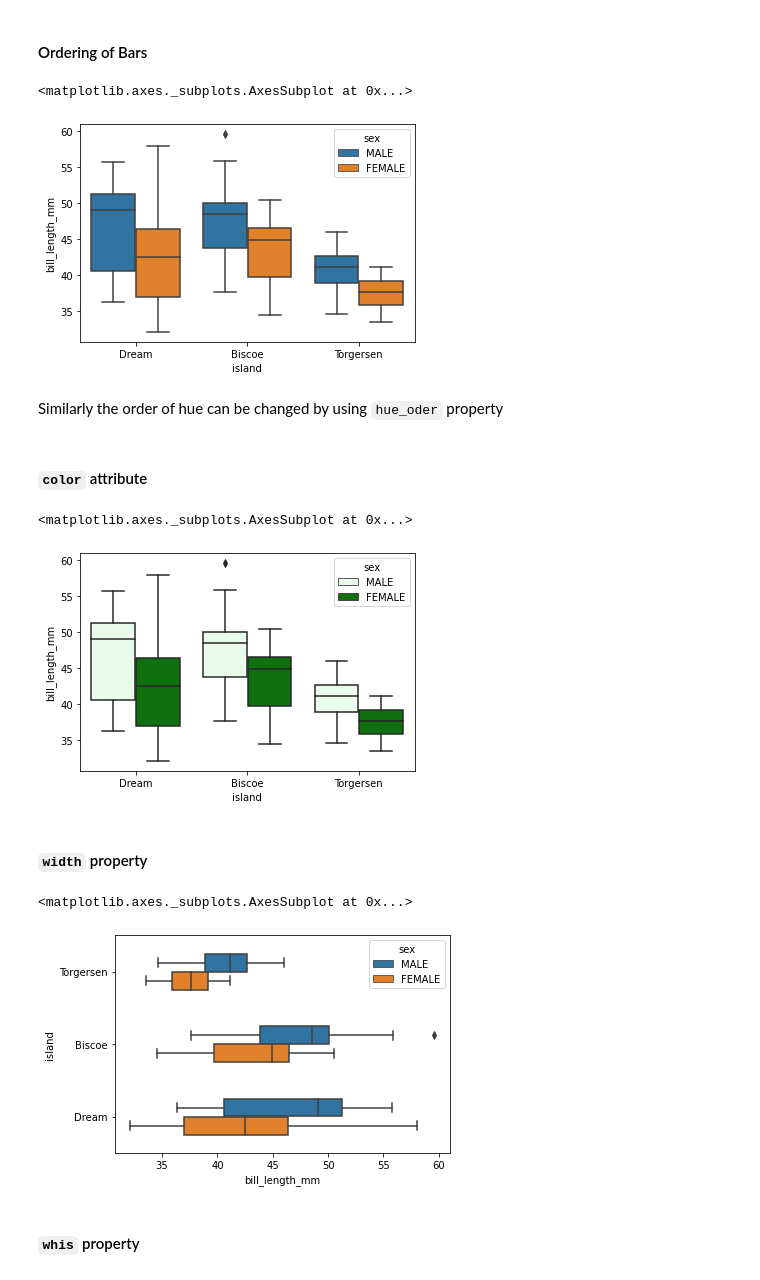
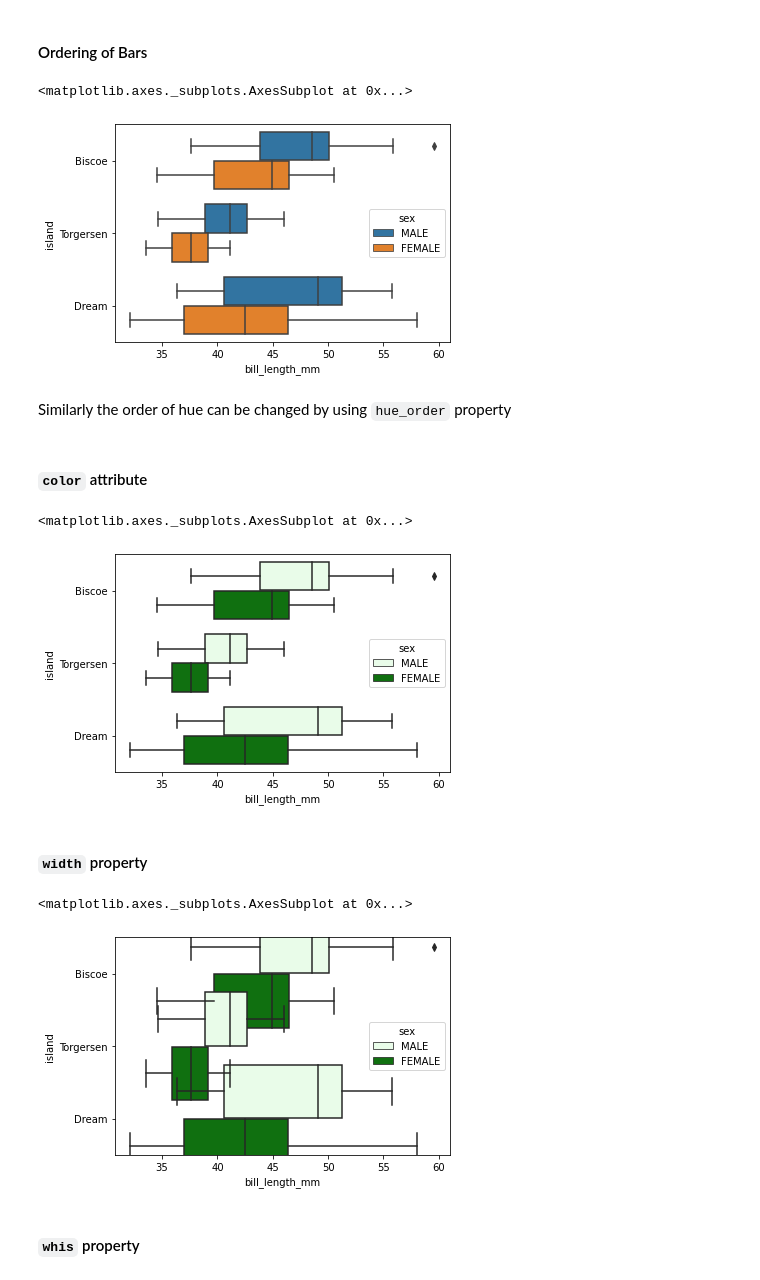
Before and after one commit to codebasics/Seaborn-Series, a Jupyter notebook: 05-BoxPlots/BoxPlotsCodeNotebook.ipynb, the cells around one changed output. Cells and saved outputs as stored; diff of their text form; code cells hidden in the pictures.

````diff
--- a/05-BoxPlots/BoxPlotsCodeNotebook.ipynb
+++ b/05-BoxPlots/BoxPlotsCodeNotebook.ipynb
@@ -50,26 +62,26 @@ sns.boxplot(x = penguins.bill_length_mm,y = penguins.island,hue = penguins.sex)
 # %% [markdown]
 #### Ordering of Bars
 # %%
-sns.boxplot(y = penguins.bill_length_mm,x = penguins.island,hue = penguins.sex,order = ['Dream','Biscoe','Torgersen'])
+sns.boxplot(x = penguins.bill_length_mm,y = penguins.island,hue = penguins.sex,order = ['Biscoe','Torgersen','Dream'])
 # %% [output]
 <matplotlib.axes._subplots.AxesSubplot at 0x...>
-[figure, old version]
+[figure, new version]
 # %% [markdown]
-Similarly the order of hue can be changed by using ```hue_oder``` property
+Similarly the order of hue can be changed by using ```hue_order``` property
 # %% [markdown]
 #### ```color``` attribute
 # %%
-sns.boxplot(y = penguins.bill_length_mm , x = penguins.island , hue = penguins.sex , order = ['Dream','Biscoe','Torgersen'] , color = 'g')
+sns.boxplot(x = penguins.bill_length_mm,y = penguins.island,hue = penguins.sex,order = ['Biscoe','Torgersen','Dream'],color = 'g')
 # %% [output]
 <matplotlib.axes._subplots.AxesSubplot at 0x...>
-[figure, old version]
+[figure, new version]
 # %% [markdown]
 #### ```width``` property
 # %%
-sns.boxplot(x = penguins.bill_length_mm,y = penguins.island,hue = penguins.sex,width = 0.5)
+sns.boxplot(x = penguins.bill_length_mm,y = penguins.island,hue = penguins.sex,order = ['Biscoe','Torgersen','Dream'],color = 'g')
 # %% [output]
 <matplotlib.axes._subplots.AxesSubplot at 0x...>
-[figure, old version]
+[figure, new version]
 # %% [markdown]
 #### ```whis``` property
 # %%
````
Also changed, not shown: parts of 5 cells of this notebook, 3 other files.
